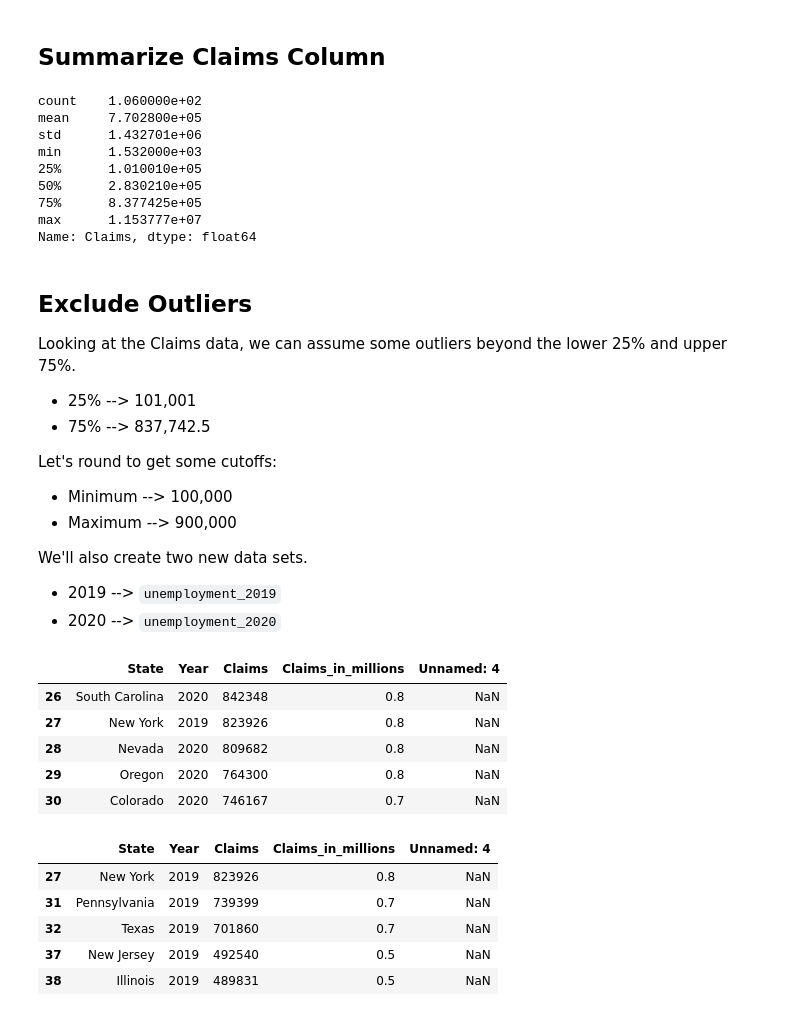
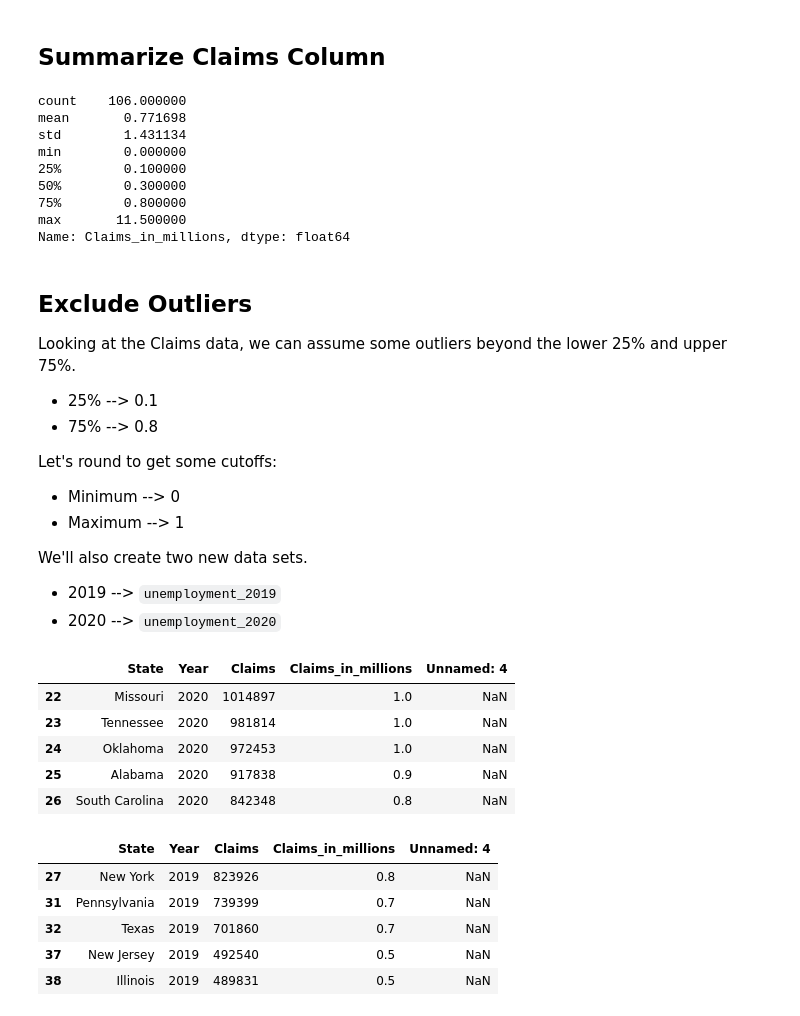
Before and after one commit to amajor/data-visualization-project-week-5, a Jupyter notebook: unemployment.ipynb, the cells around one changed output. Saved outputs shown, nothing was run; the diff lists cells and outputs as text; code cells hidden in the pictures.

```diff
--- a/unemployment.ipynb
+++ b/unemployment.ipynb
@@ -77,32 +77,32 @@ Number of years is 2?  True
 ## Summarize Claims Column
 # %%
 # Define the column that we'll be plotting
-desired_column = 'Claims'
+desired_column = 'Claims_in_millions'
 
 # Summarize the Claims column
 unemployment_data[desired_column].describe()
 # %% [output]
-count    1.060000e+02
-mean     7.702800e+05
-std      1.432701e+06
-min      1.532000e+03
-25%      1.010010e+05
-50%      2.830210e+05
-75%      8.377425e+05
-max      1.153777e+07
-Name: Claims, dtype: float64
+count    106.000000
+mean       0.771698
+std        1.431134
+min        0.000000
+25%        0.100000
+50%        0.300000
+75%        0.800000
+max       11.500000
+Name: Claims_in_millions, dtype: float64
 # %% [markdown]
 ## Exclude Outliers
 
 Looking at the Claims data, we can assume some outliers beyond the lower 25% and upper 75%.
 
-* 25% --> 101,001
-* 75% --> 837,742.5
+* 25% --> 0.1
+* 75% --> 0.8
 
 Let's round to get some cutoffs:
 
-* Minimum --> 100,000
-* Maximum --> 900,000
+* Minimum --> 0
+* Maximum --> 1
 
 We'll also create two new data sets.
 
@@ -110,19 +110,19 @@ We'll also create two new data sets.
 * 2020 --> `unemployment_2020`
 # %%
 # Exclude outliers
-cutoff_min = 100000
-cutoff_max = 900000
+cutoff_min = 0
+cutoff_max = 1
 unemployment_data_limited = unemployment_data[unemployment_data[desired_column].between(cutoff_min, cutoff_max)]
 
 # Check the first few rows
 unemployment_data_limited.head()
 # %% [output]
 |  | State | Year | Claims | Claims_in_millions | Unnamed: 4 |
+| 22 | Missouri | 2020 | 1014897 | 1.0 | NaN |
+| 23 | Tennessee | 2020 | 981814 | 1.0 | NaN |
+| 24 | Oklahoma | 2020 | 972453 | 1.0 | NaN |
+| 25 | Alabama | 2020 | 917838 | 0.9 | NaN |
 | 26 | South Carolina | 2020 | 842348 | 0.8 | NaN |
-| 27 | New York | 2019 | 823926 | 0.8 | NaN |
-| 28 | Nevada | 2020 | 809682 | 0.8 | NaN |
-| 29 | Oregon | 2020 | 764300 | 0.8 | NaN |
-| 30 | Colorado | 2020 | 746167 | 0.7 | NaN |
 # %%
 # Create a collection of claims for each year (2019)
 unemployment_2019 = unemployment_data_limited[(unemployment_data_limited.Year == 2019)]
```
Also changed, not shown: parts of 4 cells of this notebook, 1 other file.
